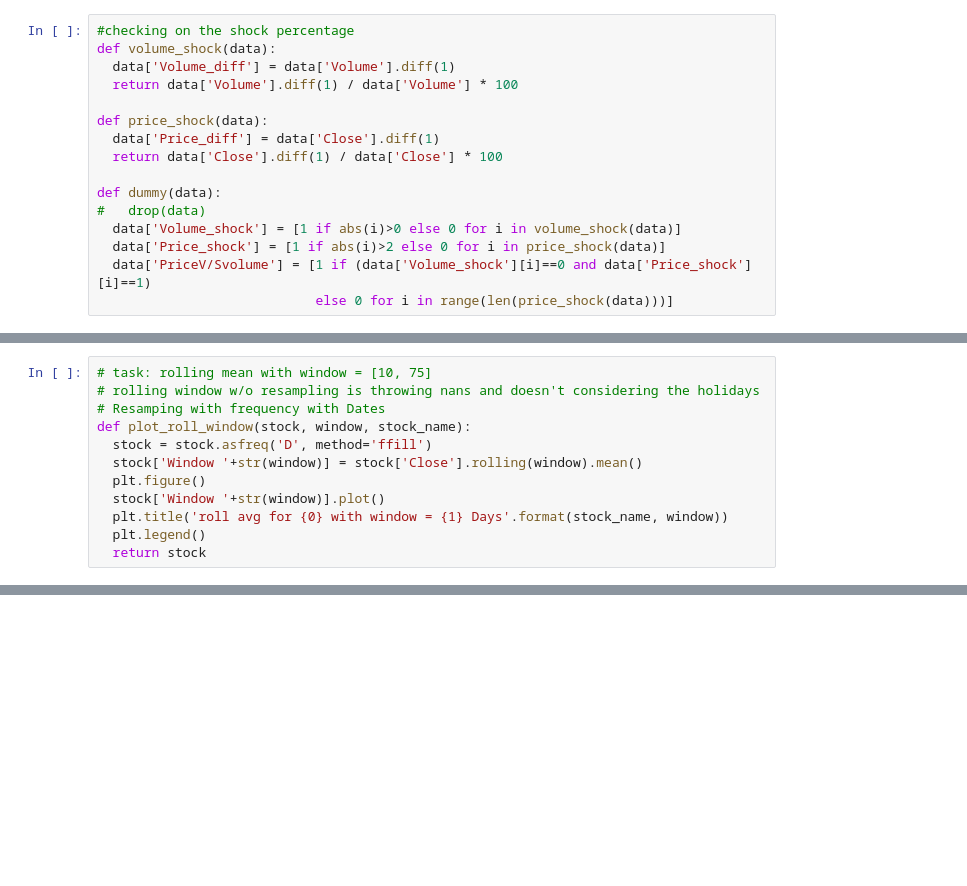
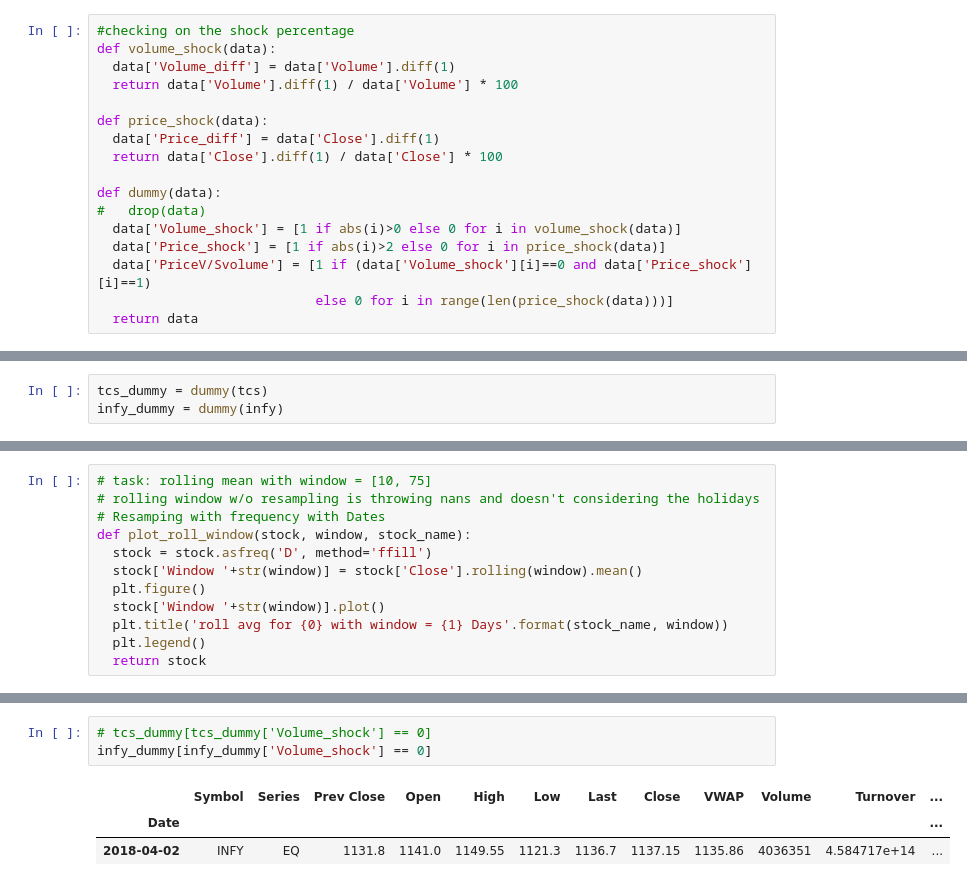
Before and after one commit to n-goyal/python-test, a Jupyter notebook: Stock_Market_Analysis.ipynb, the cells around one changed output, grey strips where cells are left out. Saved outputs shown, nothing was run; the diff lists cells and outputs as text; blank space fills up the shorter version.

```diff
--- a/Stock_Market_Analysis.ipynb
+++ b/Stock_Market_Analysis.ipynb
@@ -106,3 +85,4 @@ def dummy(data):
   data['Price_shock'] = [1 if abs(i)>2 else 0 for i in price_shock(data)]
   data['PriceV/Svolume'] = [1 if (data['Volume_shock'][i]==0 and data['Price_shock'][i]==1)
                             else 0 for i in range(len(price_shock(data)))]
+  return data
@@ -145,0 +89,3 @@ tcs['%Volume_shock_dummy'].plot()
+# %%
+tcs_dummy = dummy(tcs)
+infy_dummy = dummy(infy)
@@ -293,0 +259,7 @@ for i in range(len(window)):
+# %%
+# tcs_dummy[tcs_dummy['Volume_shock'] == 0]
+infy_dummy[infy_dummy['Volume_shock'] == 0]
+# %% [output]
+|  | Symbol | Series | Prev Close | Open | High | Low | Last | Close | VWAP | Volume | Turnover | ... |
+| Date |  |  |  |  |  |  |  |  |  |  |  | ... |
+| 2018-04-02 | INFY | EQ | 1131.8 | 1141.0 | 1149.55 | 1121.3 | 1136.7 | 1137.15 | 1135.86 | 4036351 | 4.584717e+14 | ... |
```
Also changed, not shown: parts of 54 cells of this notebook.
